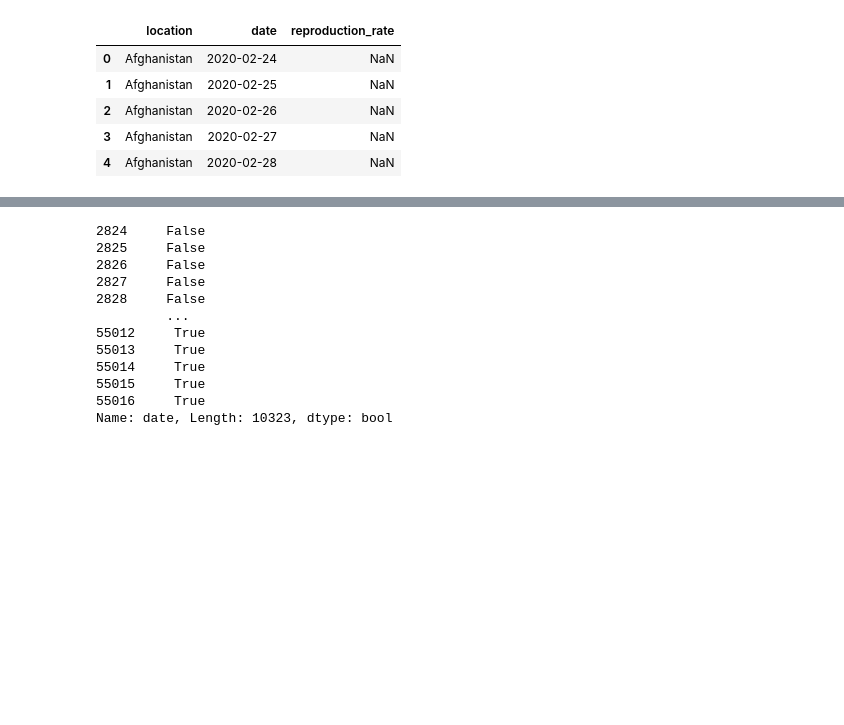
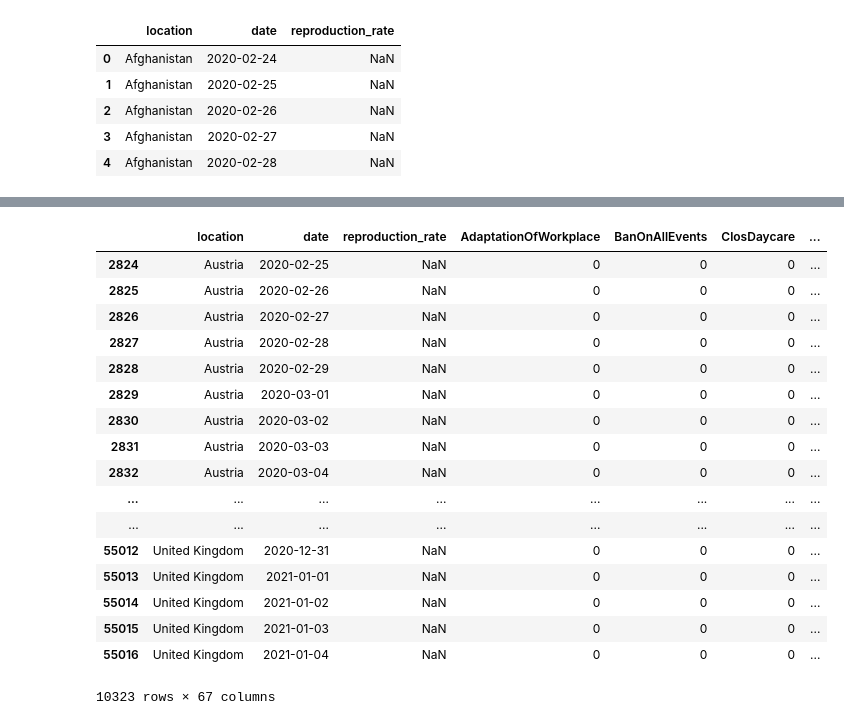
Before and after one commit to evilpegasus/datathon-spring-2021, a Jupyter notebook: model_reproduction_rate.ipynb, the cells around one changed output, grey strips where cells are left out. Saved outputs shown, nothing was run; the diff lists cells and outputs as text; code cells hidden in the pictures; blank space fills up the shorter version.

Commit message:
working matrix to predict reproduction rate!

```diff
--- a/model_reproduction_rate.ipynb
+++ b/model_reproduction_rate.ipynb
@@ -7,7 +7,7 @@ import matplotlib.pyplot as plt
 import datetime as dt
 
 # see all columns at once with scrolling
-pd.set_option('display.max_columns', 0)
+pd.set_option('display.max_columns', None, 'display.max_rows', 500)
 # %% [markdown]
 ## Data
 Create a table with
@@ -63,15 +73,21 @@ ValueError: The truth value of a Series is ambiguous. Use a.empty, a.bool(), a.i
-# %%
-pd.to_datetime(df["date"]) >= dt.datetime(2020,8,1)
-# %% [output]
-2824     False
-2825     False
-2826     False
-2827     False
-2828     False
-         ...
-55012     True
-55013     True
-55014     True
-55015     True
-55016     True
-Name: date, Length: 10323, dtype: bool
+# %%
+df
+# %% [output]
+|  | location | date | reproduction_rate | AdaptationOfWorkplace | BanOnAllEvents | ClosDaycare | ... |
+| 2824 | Austria | 2020-02-25 | NaN | 0 | 0 | 0 | ... |
+| 2825 | Austria | 2020-02-26 | NaN | 0 | 0 | 0 | ... |
+| 2826 | Austria | 2020-02-27 | NaN | 0 | 0 | 0 | ... |
+| 2827 | Austria | 2020-02-28 | NaN | 0 | 0 | 0 | ... |
+| 2828 | Austria | 2020-02-29 | NaN | 0 | 0 | 0 | ... |
+| 2829 | Austria | 2020-03-01 | NaN | 0 | 0 | 0 | ... |
+| 2830 | Austria | 2020-03-02 | NaN | 0 | 0 | 0 | ... |
+| 2831 | Austria | 2020-03-03 | NaN | 0 | 0 | 0 | ... |
+| 2832 | Austria | 2020-03-04 | NaN | 0 | 0 | 0 | ... |
+| ... | ... | ... | ... | ... | ... | ... | ... |
+| ... | ... | ... | ... | ... | ... | ... | ... |
+| 55012 | United Kingdom | 2020-12-31 | NaN | 0 | 0 | 0 | ... |
+| 55013 | United Kingdom | 2021-01-01 | NaN | 0 | 0 | 0 | ... |
+| 55014 | United Kingdom | 2021-01-02 | NaN | 0 | 0 | 0 | ... |
+| 55015 | United Kingdom | 2021-01-03 | NaN | 0 | 0 | 0 | ... |
+| 55016 | United Kingdom | 2021-01-04 | NaN | 0 | 0 | 0 | ... |
+10323 rows × 67 columns
```
Also changed, not shown: parts of 2 cells of this notebook.
